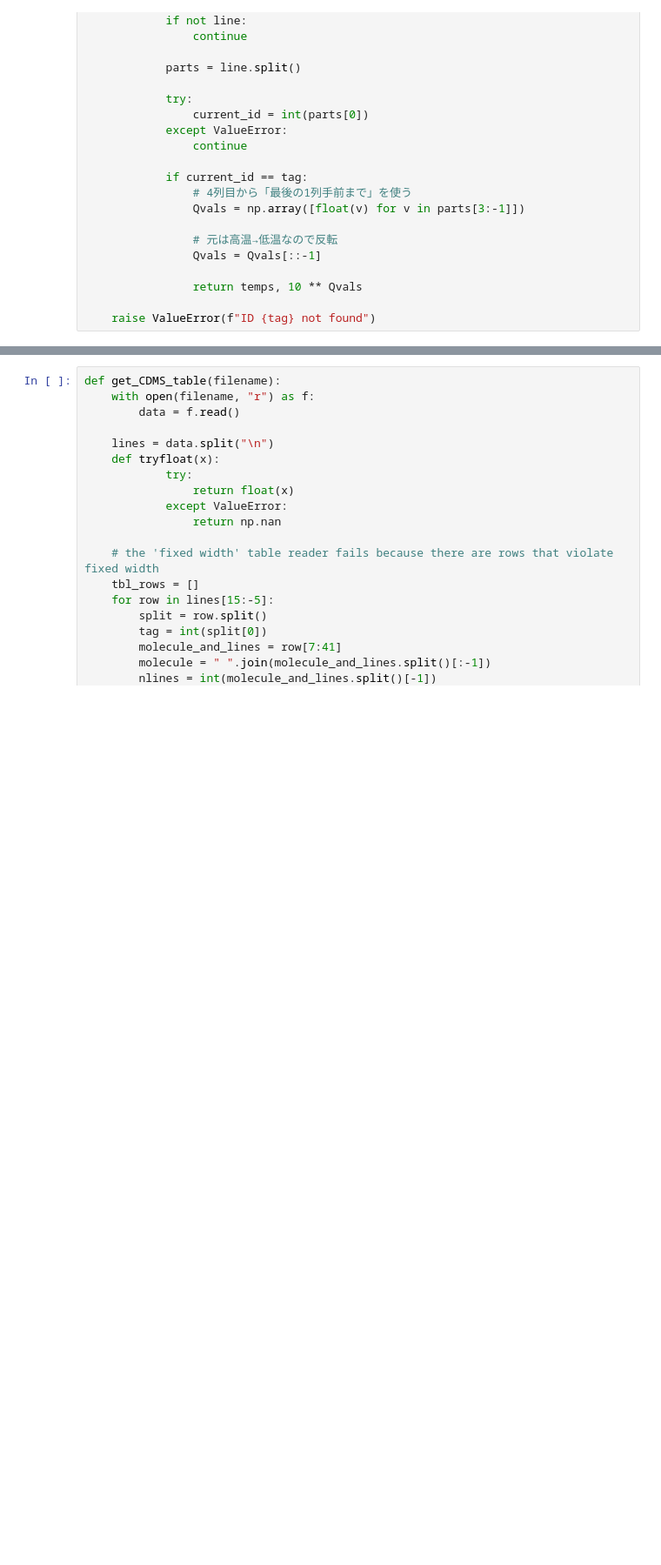
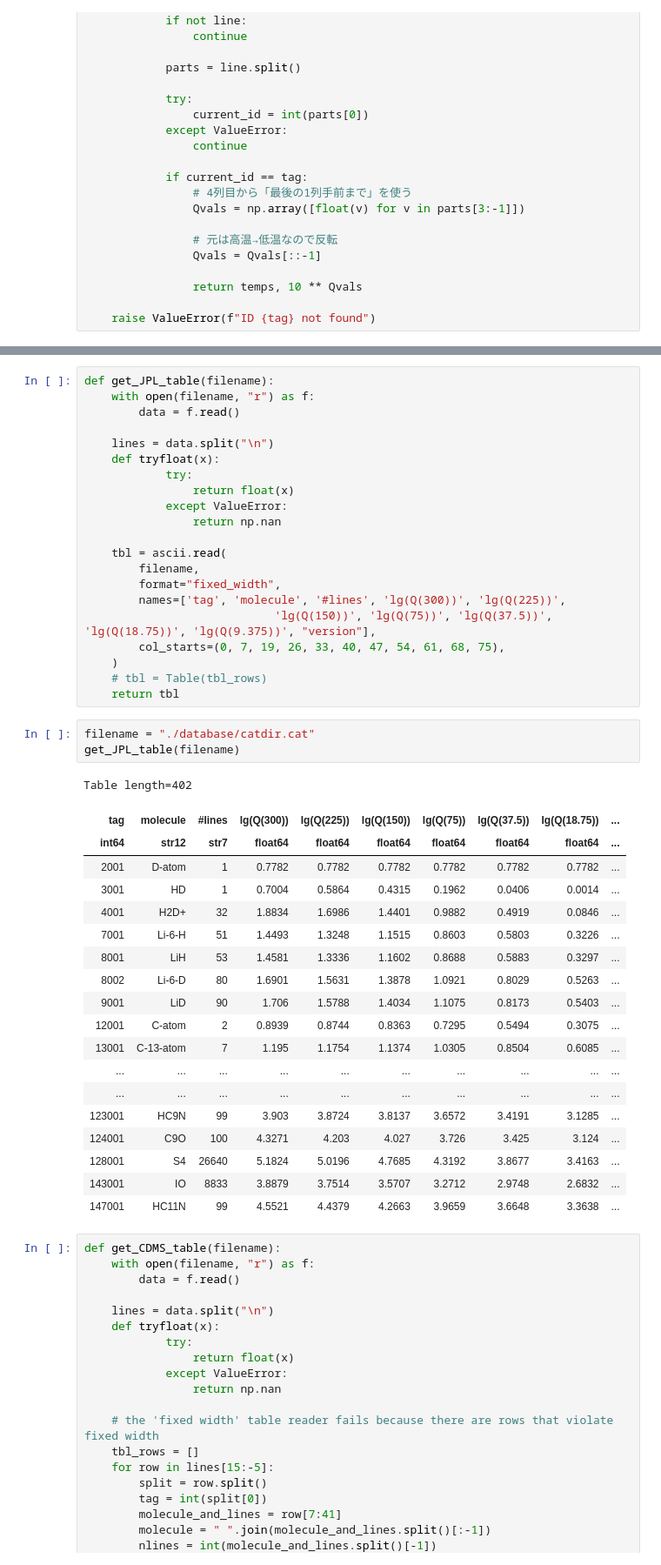
Before and after one commit to yyamato-as/ASALI, a Jupyter notebook: test.ipynb, the cells around one changed output, grey strips where cells are left out. Shown at 87% size. Cells and saved outputs as stored; diff of their text form; blank space fills up the shorter version.

```diff
--- a/test.ipynb
+++ b/test.ipynb
@@ -203,3 +219,47 @@ t, q
+# %%
+def get_JPL_table(filename):
+    with open(filename, "r") as f:
+        data = f.read()
+
+    lines = data.split("\n")
+    def tryfloat(x):
+            try:
+                return float(x)
+            except ValueError:
+                return np.nan
+
+    tbl = ascii.read(
+        filename,
+        format="fixed_width",
+        names=['tag', 'molecule', '#lines', 'lg(Q(300))', 'lg(Q(225))',
+                            'lg(Q(150))', 'lg(Q(75))', 'lg(Q(37.5))', 'lg(Q(18.75))', 'lg(Q(9.375))', "version"],
+        col_starts=(0, 7, 19, 26, 33, 40, 47, 54, 61, 68, 75),
+    )
+    # tbl = Table(tbl_rows)
+    return tbl
+# %%
+filename = "./database/catdir.cat"
+get_JPL_table(filename)
+# %% [output]
+Table length=402
+| tag | molecule | #lines | lg(Q(300)) | lg(Q(225)) | lg(Q(150)) | lg(Q(75)) | lg(Q(37.5)) | lg(Q(18.75)) | ... |
+| int64 | str12 | str7 | float64 | float64 | float64 | float64 | float64 | float64 | ... |
+| 2001 | D-atom | 1 | 0.7782 | 0.7782 | 0.7782 | 0.7782 | 0.7782 | 0.7782 | ... |
+| 3001 | HD | 1 | 0.7004 | 0.5864 | 0.4315 | 0.1962 | 0.0406 | 0.0014 | ... |
+| 4001 | H2D+ | 32 | 1.8834 | 1.6986 | 1.4401 | 0.9882 | 0.4919 | 0.0846 | ... |
+| 7001 | Li-6-H | 51 | 1.4493 | 1.3248 | 1.1515 | 0.8603 | 0.5803 | 0.3226 | ... |
+| 8001 | LiH | 53 | 1.4581 | 1.3336 | 1.1602 | 0.8688 | 0.5883 | 0.3297 | ... |
+| 8002 | Li-6-D | 80 | 1.6901 | 1.5631 | 1.3878 | 1.0921 | 0.8029 | 0.5263 | ... |
+| 9001 | LiD | 90 | 1.706 | 1.5788 | 1.4034 | 1.1075 | 0.8173 | 0.5403 | ... |
+| 12001 | C-atom | 2 | 0.8939 | 0.8744 | 0.8363 | 0.7295 | 0.5494 | 0.3075 | ... |
+| 13001 | C-13-atom | 7 | 1.195 | 1.1754 | 1.1374 | 1.0305 | 0.8504 | 0.6085 | ... |
+| ... | ... | ... | ... | ... | ... | ... | ... | ... | ... |
+| ... | ... | ... | ... | ... | ... | ... | ... | ... | ... |
+| 123001 | HC9N | 99 | 3.903 | 3.8724 | 3.8137 | 3.6572 | 3.4191 | 3.1285 | ... |
+| 124001 | C9O | 100 | 4.3271 | 4.203 | 4.027 | 3.726 | 3.425 | 3.124 | ... |
+| 128001 | S4 | 26640 | 5.1824 | 5.0196 | 4.7685 | 4.3192 | 3.8677 | 3.4163 | ... |
+| 143001 | IO | 8833 | 3.8879 | 3.7514 | 3.5707 | 3.2712 | 2.9748 | 2.6832 | ... |
+| 147001 | HC11N | 99 | 4.5521 | 4.4379 | 4.2663 | 3.9659 | 3.6648 | 3.3638 | ... |
 # %%
 def get_CDMS_table(filename):
     with open(filename, "r") as f:
```
Also changed, not shown: parts of 1 cell of this notebook, 1 other file.
